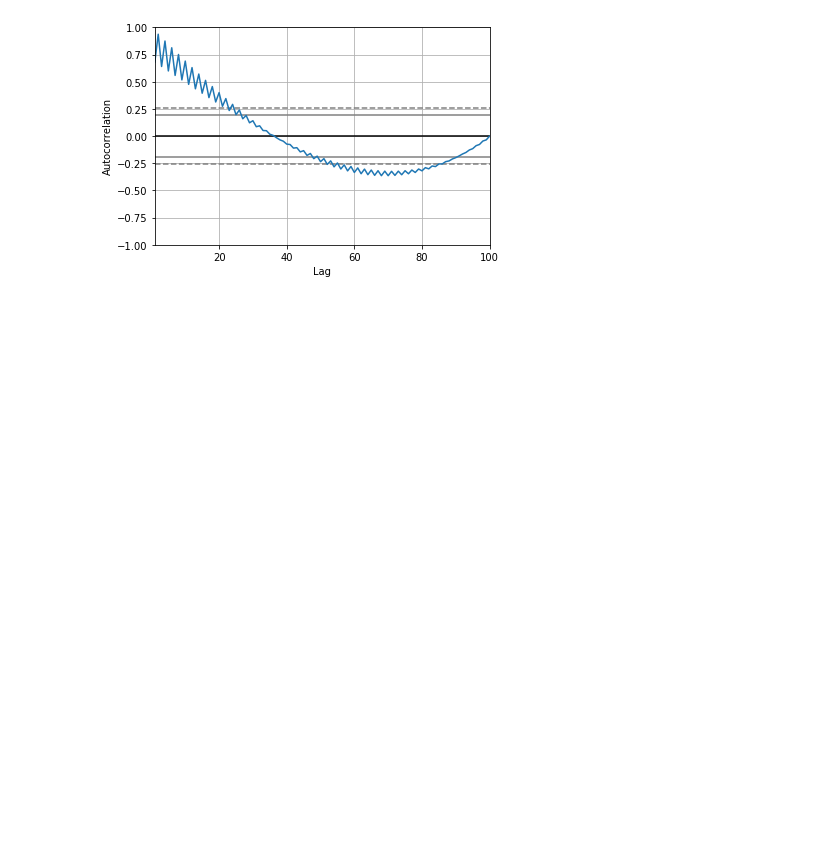
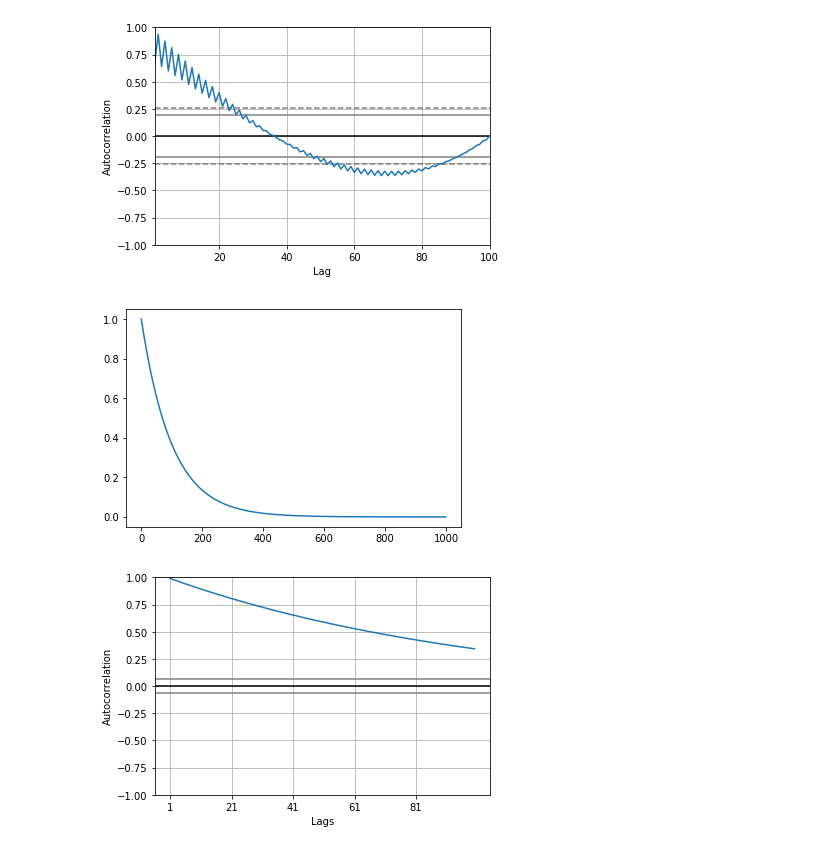
Before and after one commit to somnath1077/ML, a Jupyter notebook: timeseries/notebooks/Ch2_ACF_Exercises.ipynb, the cells around one changed output. Drawn from its saved outputs; the diff is of its cells as text; code cells hidden in the pictures; blank space fills up the shorter version.

Commit message:
made several modifications to the acf plots

```diff
--- a/timeseries/notebooks/Ch2_ACF_Exercises.ipynb
+++ b/timeseries/notebooks/Ch2_ACF_Exercises.ipynb
@@ -99,3 +99,12 @@ autocorrelation_plot(pd.Series(y_2))
 plt.show()
 # %% [output]
 [figure]
+# %%
+y_3 = [np.exp(-x/100.0) for x in np.arange(0.0, 1000.0, 1)]
+plt.plot([x for x in np.arange(0.0, 1000.0)], y_3)
+plt.show()
+
+plot_acf(y_3, max_lag=100)
+# %% [output]
+[figure, added]
+[figure, added]
```
Also changed, not shown: parts of 2 cells of this notebook.
